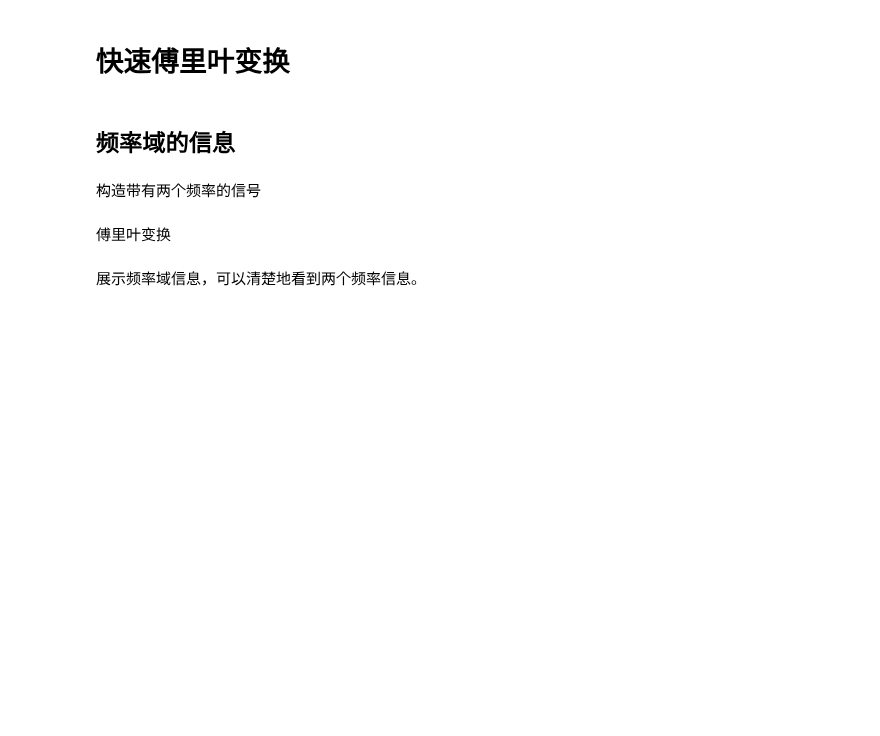
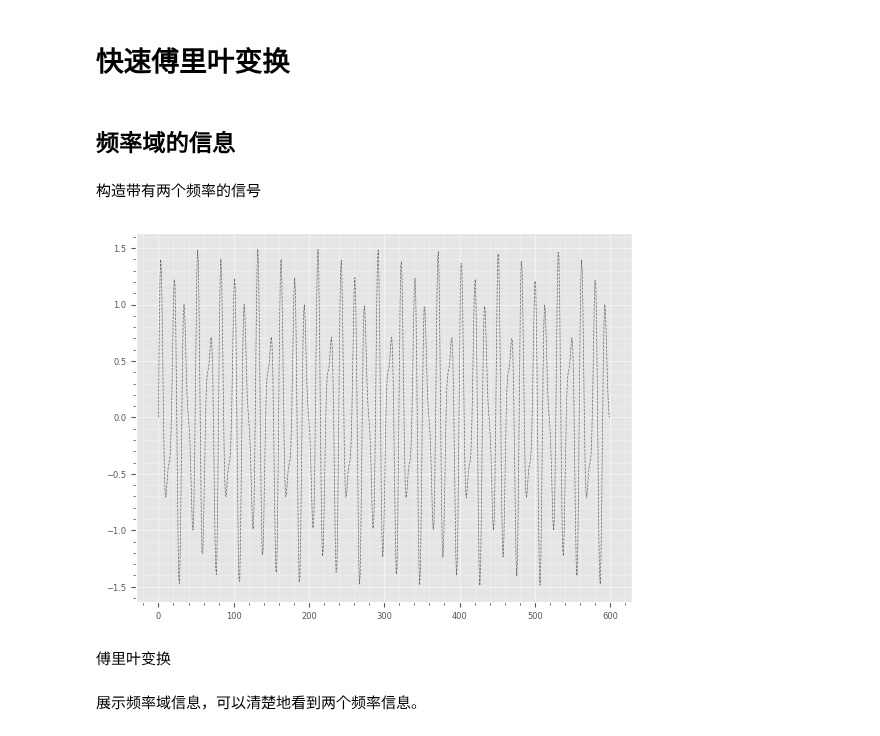
Before and after one commit to blackgolfer/super-qi, a Jupyter notebook: ms/sp/nb/fft.ipynb, the cells around one changed output. Drawn from its saved outputs; the diff is of its cells as text; code cells hidden in the pictures; blank space fills up the shorter version.

```diff
--- a/ms/sp/nb/fft.ipynb
+++ b/ms/sp/nb/fft.ipynb
@@ -18,6 +18,14 @@ N = 600
 T = 1.0 / 800.0
 x = np.linspace(0.0, N*T, N)
 y = np.sin(50.0 * 2.0*np.pi*x) + 0.5*np.sin(80.0 * 2.0*np.pi*x)
+# %%
+from plot.qiplot import plot_ts
+
+t=[x for x in range(len(y))]
+fig,ax=plt.subplots()
+plot_ts(ax,t,y)
+# %% [output]
+[figure, added]
 # %% [markdown]
 傅里叶变换
 # %%
```
Also changed, not shown: parts of 93 cells of this notebook, 3 other files.
